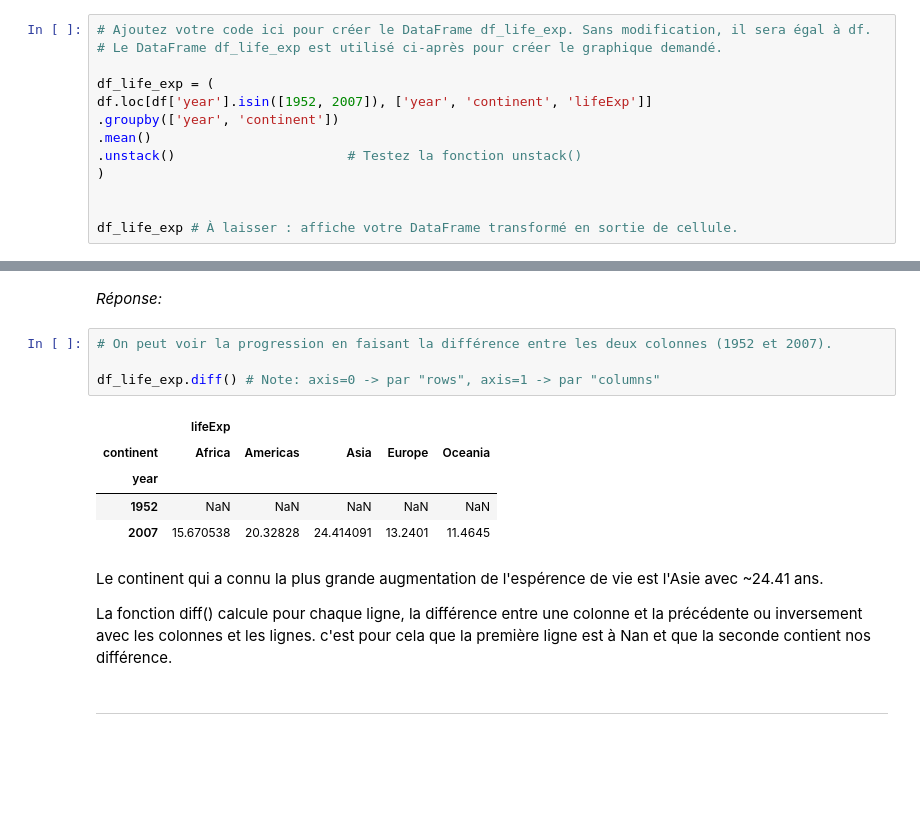
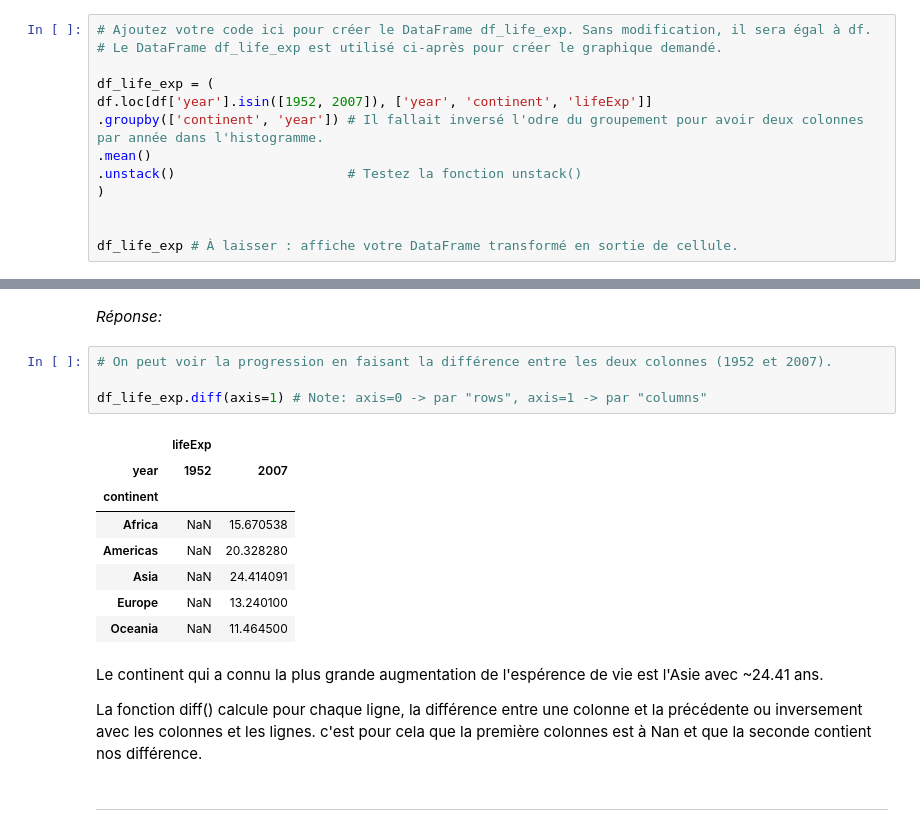
Before and after one commit to Kaenoo/ISD-TP2, a Jupyter notebook: TP2_ISD_SA2026_CARREL_EGAL_EYER.ipynb, the cells around one changed output, grey strips where cells are left out. Drawn from its saved outputs; the diff is of its cells as text; blank space fills up the shorter version.

```diff
--- a/TP2_ISD_SA2026_CARREL_EGAL_EYER.ipynb
+++ b/TP2_ISD_SA2026_CARREL_EGAL_EYER.ipynb
@@ -715,7 +715,7 @@ df.loc[df['year'].isin([1952, 2007]), ['year', 'continent', 'lifeExp']].groupby(
 
 df_life_exp = (
 df.loc[df['year'].isin([1952, 2007]), ['year', 'continent', 'lifeExp']]
-.groupby(['year', 'continent'])
+.groupby(['continent', 'year']) # Il fallait inversé l'odre du groupement pour avoir deux colonnes par année dans l'histogramme.
 .mean()
 .unstack()                      # Testez la fonction unstack()
 )
@@ -759,17 +762,20 @@ Pour en être sûr, regardez la différence entre les moyennes des deux années
 # %%
 # On peut voir la progression en faisant la différence entre les deux colonnes (1952 et 2007).
 
-df_life_exp.diff() # Note: axis=0 -> par "rows", axis=1 -> par "columns"
+df_life_exp.diff(axis=1) # Note: axis=0 -> par "rows", axis=1 -> par "columns"
 # %% [output]
-|  | lifeExp |  |  |  |  |
-| continent | Africa | Americas | Asia | Europe | Oceania |
-| year |  |  |  |  |  |
-| 1952 | NaN | NaN | NaN | NaN | NaN |
-| 2007 | 15.670538 | 20.32828 | 24.414091 | 13.2401 | 11.4645 |
+|  | lifeExp |  |
+| year | 1952 | 2007 |
+| continent |  |  |
+| Africa | NaN | 15.670538 |
+| Americas | NaN | 20.328280 |
+| Asia | NaN | 24.414091 |
+| Europe | NaN | 13.240100 |
+| Oceania | NaN | 11.464500 |
 # %% [markdown]
 Le continent qui a connu la plus grande augmentation de l'espérence de vie est l'Asie avec ~24.41 ans.
 
-La fonction diff() calcule pour chaque ligne, la différence entre une colonne et la précédente ou inversement avec les colonnes et les lignes. c'est pour cela que la première ligne est à Nan et que la seconde contient nos différence.
+La fonction diff() calcule pour chaque ligne, la différence entre une colonne et la précédente ou inversement avec les colonnes et les lignes. c'est pour cela que la première colonnes est à Nan et que la seconde contient nos différence.
 # %% [markdown]
 ---
 # %% [markdown]
```
Also changed, not shown: parts of 8 cells of this notebook.
